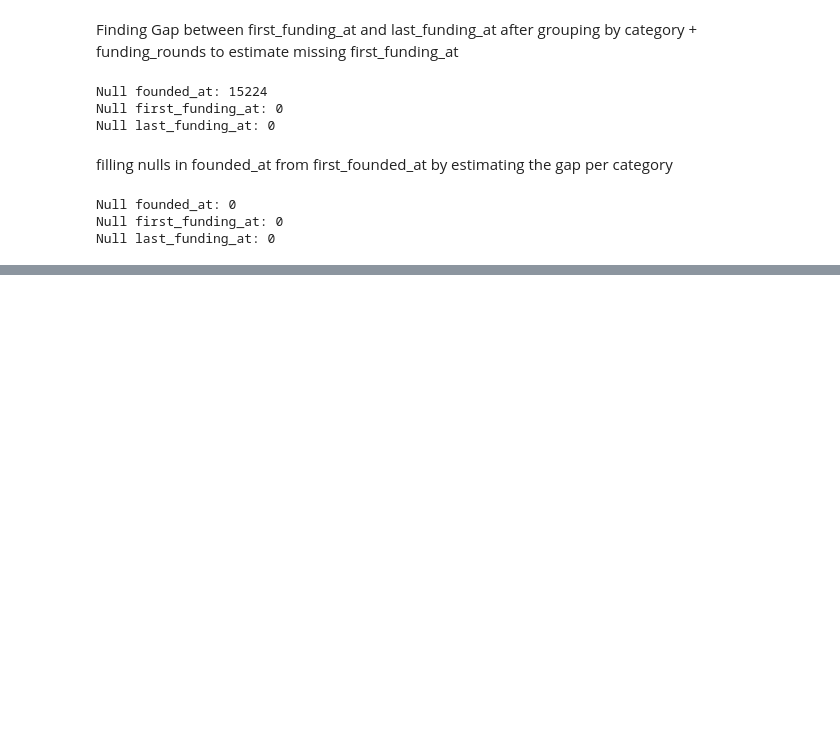
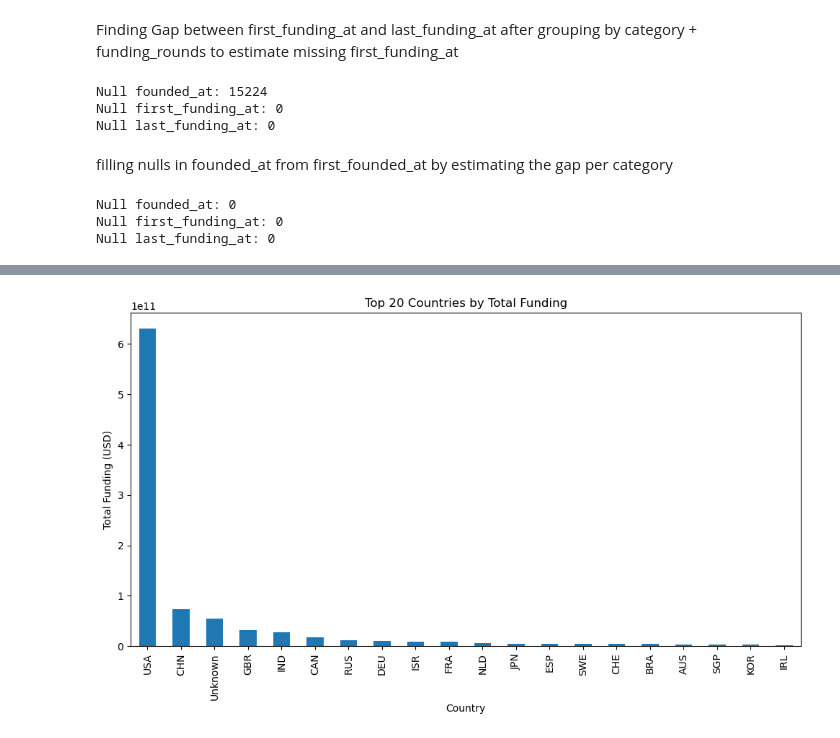
Before and after one commit to fatima-tuz-zahra-123/StartUp-Success-Factors, a Jupyter notebook: data_preprocessing.ipynb, the cells around one changed output, grey strips where cells are left out. Drawn from its saved outputs; the diff is of its cells as text; code cells hidden in the pictures; blank space fills up the shorter version.

```diff
--- a/data_preprocessing.ipynb
+++ b/data_preprocessing.ipynb
@@ -760,0 +823,9 @@ dtype: int64
+# %%
+# Visualize top 20 countries by total funding to identify geographic investment concentration
+funding_by_country.head(20).plot(kind='bar', figsize=(12,6))
+plt.title("Top 20 Countries by Total Funding")
+plt.xlabel("Country")
+plt.ylabel("Total Funding (USD)")
+plt.show()
+# %% [output]
+[figure, added]
```
Also changed, not shown: parts of 41 cells of this notebook, 1 other file.
